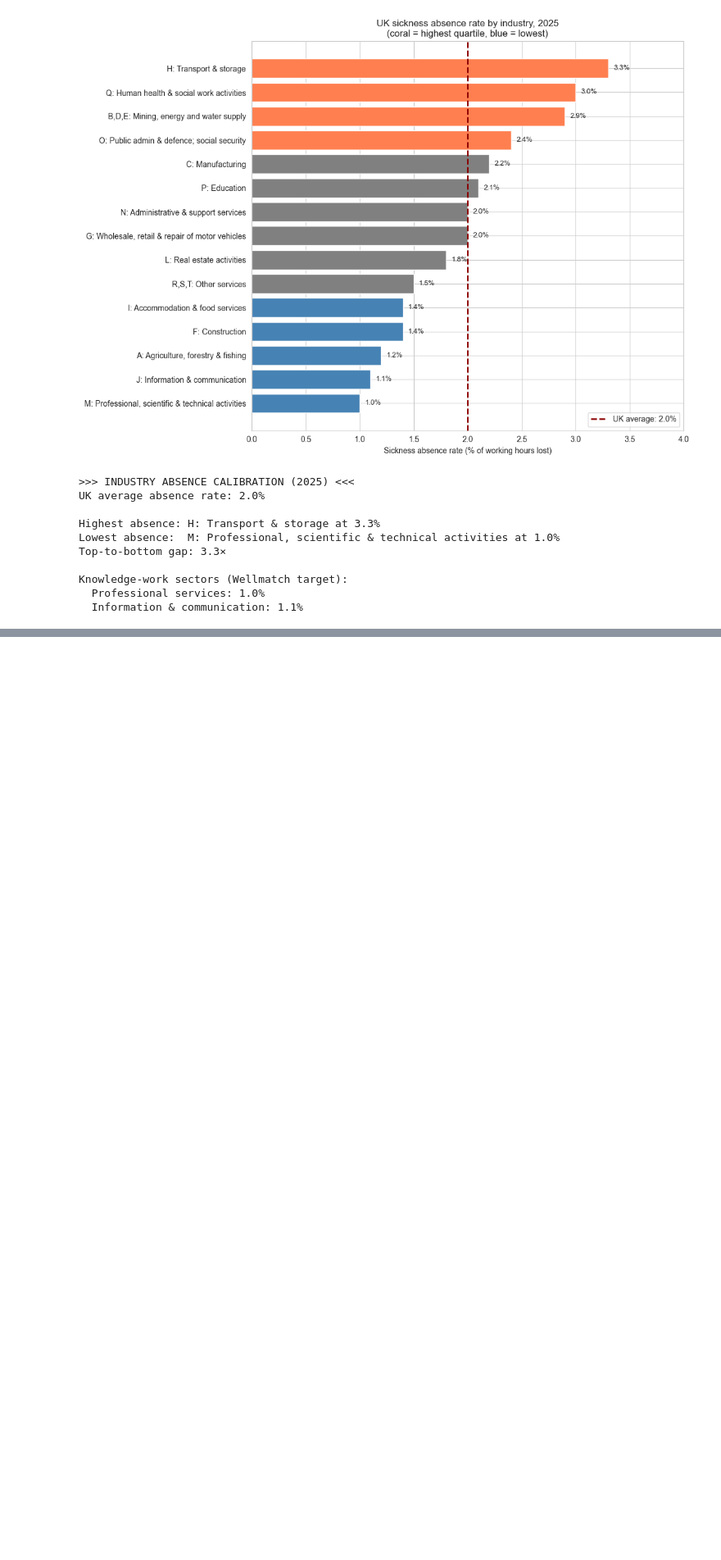
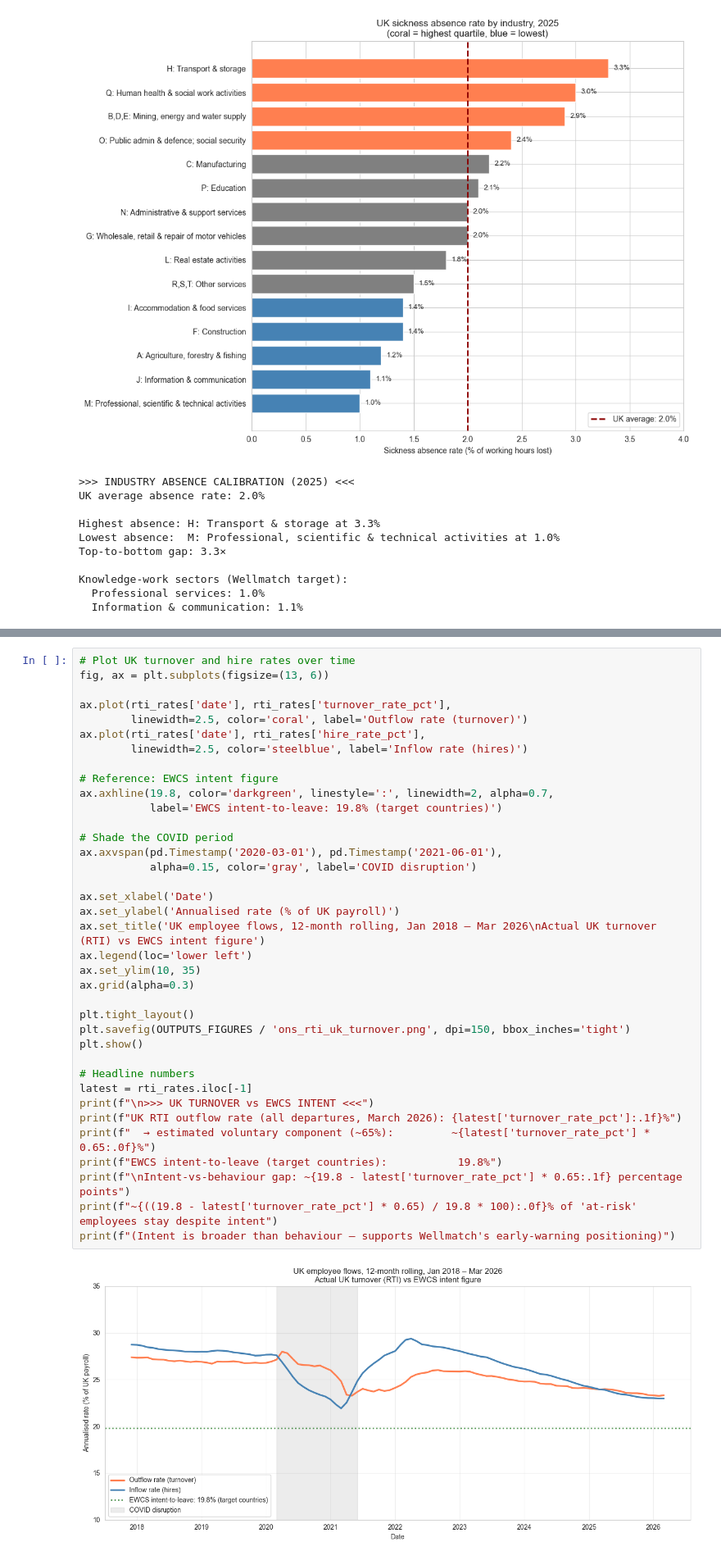
Before and after one commit to Abhi4091-art/Wellmatch-Ltd, a Jupyter notebook: notebooks/03_ons_eda.ipynb, the cells around one changed output, grey strips where cells are left out. Shown at 82% size. Drawn from its saved outputs; the diff is of its cells as text; blank space fills up the shorter version.

```diff
--- a/notebooks/03_ons_eda.ipynb
+++ b/notebooks/03_ons_eda.ipynb
@@ -650,0 +1221,39 @@ Knowledge-work sectors (Wellmatch target):
+# %%
+# Plot UK turnover and hire rates over time
+fig, ax = plt.subplots(figsize=(13, 6))
+
+ax.plot(rti_rates['date'], rti_rates['turnover_rate_pct'],
+        linewidth=2.5, color='coral', label='Outflow rate (turnover)')
+ax.plot(rti_rates['date'], rti_rates['hire_rate_pct'],
+        linewidth=2.5, color='steelblue', label='Inflow rate (hires)')
+
+# Reference: EWCS intent figure
+ax.axhline(19.8, color='darkgreen', linestyle=':', linewidth=2, alpha=0.7,
+           label='EWCS intent-to-leave: 19.8% (target countries)')
+
+# Shade the COVID period
+ax.axvspan(pd.Timestamp('2020-03-01'), pd.Timestamp('2021-06-01'),
+           alpha=0.15, color='gray', label='COVID disruption')
+
+ax.set_xlabel('Date')
+ax.set_ylabel('Annualised rate (% of UK payroll)')
+ax.set_title('UK employee flows, 12-month rolling, Jan 2018 – Mar 2026\nActual UK turnover (RTI) vs EWCS intent figure')
+ax.legend(loc='lower left')
+ax.set_ylim(10, 35)
+ax.grid(alpha=0.3)
+
+plt.tight_layout()
+plt.savefig(OUTPUTS_FIGURES / 'ons_rti_uk_turnover.png', dpi=150, bbox_inches='tight')
+plt.show()
+
+# Headline numbers
+latest = rti_rates.iloc[-1]
+print(f"\n>>> UK TURNOVER vs EWCS INTENT <<<")
+print(f"UK RTI outflow rate (all departures, March 2026): {latest['turnover_rate_pct']:.1f}%")
+print(f"  → estimated voluntary component (~65%):         ~{latest['turnover_rate_pct'] * 0.65:.0f}%")
+print(f"EWCS intent-to-leave (target countries):           19.8%")
+print(f"\nIntent-vs-behaviour gap: ~{19.8 - latest['turnover_rate_pct'] * 0.65:.1f} percentage points")
+print(f"~{((19.8 - latest['turnover_rate_pct'] * 0.65) / 19.8 * 100):.0f}% of 'at-risk' employees stay despite intent")
+print(f"(Intent is broader than behaviour — supports Wellmatch's early-warning positioning)")
+# %% [output]
+[figure, added]
```
Also changed, not shown: parts of 17 cells of this notebook, 3 other files.
